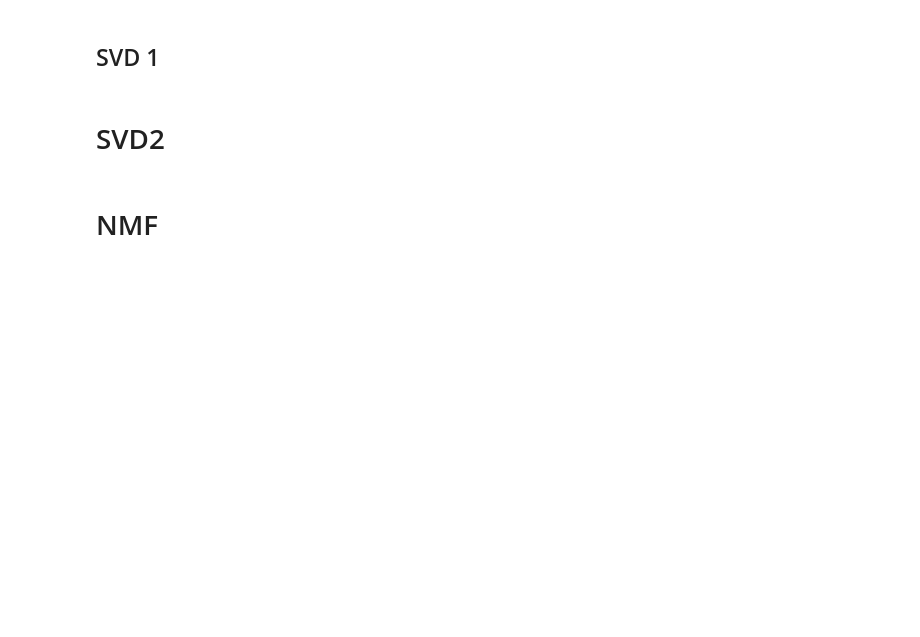
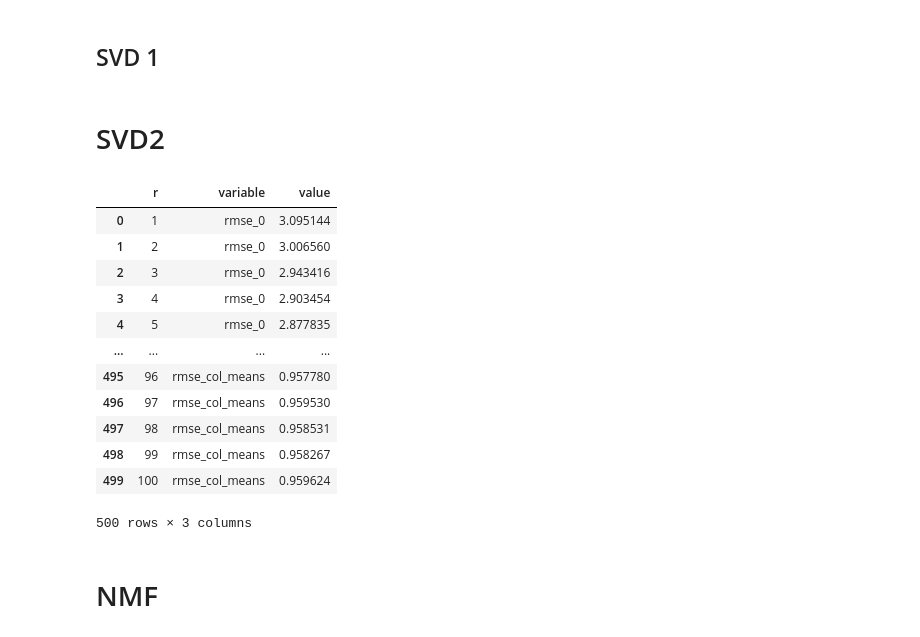
Before and after one commit to dmika1234/MoCaDR_proj1, a Jupyter notebook: src/presenting_results.ipynb, the cells around one changed output. Cells and saved outputs as stored; diff of their text form; code cells hidden in the pictures; blank space fills up the shorter version.

```diff
--- a/src/presenting_results.ipynb
+++ b/src/presenting_results.ipynb
@@ -59,6 +61,23 @@ plot_svd2_2 = ggplot(res_svd2_long[res_svd2_long['variable'] != 'rmse_0']) + \
     theme(legend_position='none')
 plot_svd2_1.save('Report/fig/svd2_1.png')
 plot_svd2_2.save('Report/fig/svd2_2.png')
+# %%
+n = 10
+res_svd2_long
+# %% [output]
+|  | r | variable | value |
+| 0 | 1 | rmse_0 | 3.095144 |
+| 1 | 2 | rmse_0 | 3.006560 |
+| 2 | 3 | rmse_0 | 2.943416 |
+| 3 | 4 | rmse_0 | 2.903454 |
+| 4 | 5 | rmse_0 | 2.877835 |
+| ... | ... | ... | ... |
+| 495 | 96 | rmse_col_means | 0.957780 |
+| 496 | 97 | rmse_col_means | 0.959530 |
+| 497 | 98 | rmse_col_means | 0.958531 |
+| 498 | 99 | rmse_col_means | 0.958267 |
+| 499 | 100 | rmse_col_means | 0.959624 |
+500 rows × 3 columns
 # %% [markdown]
 # NMF
 # %%
```
Also changed, not shown: parts of 7 cells of this notebook, 6 other files.
